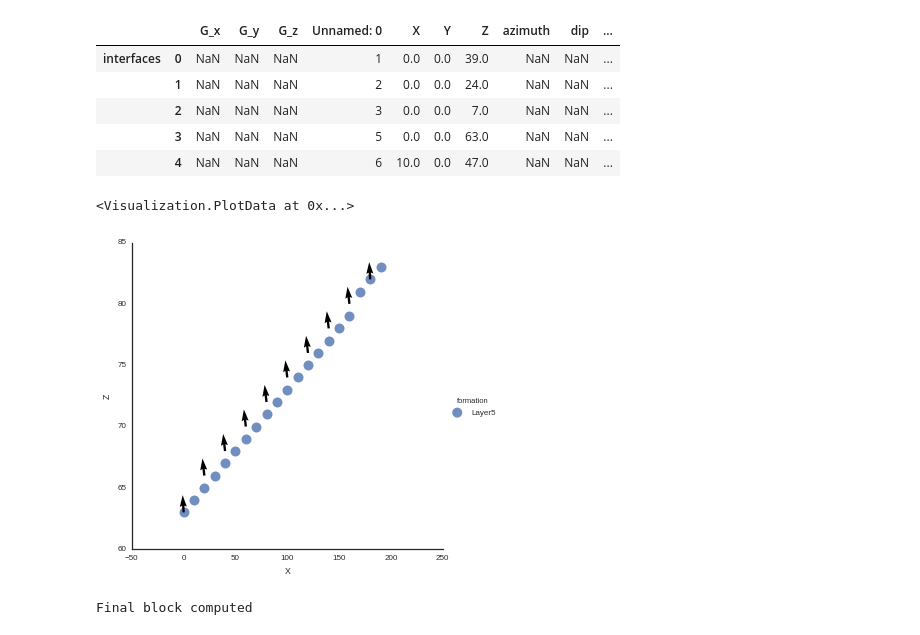
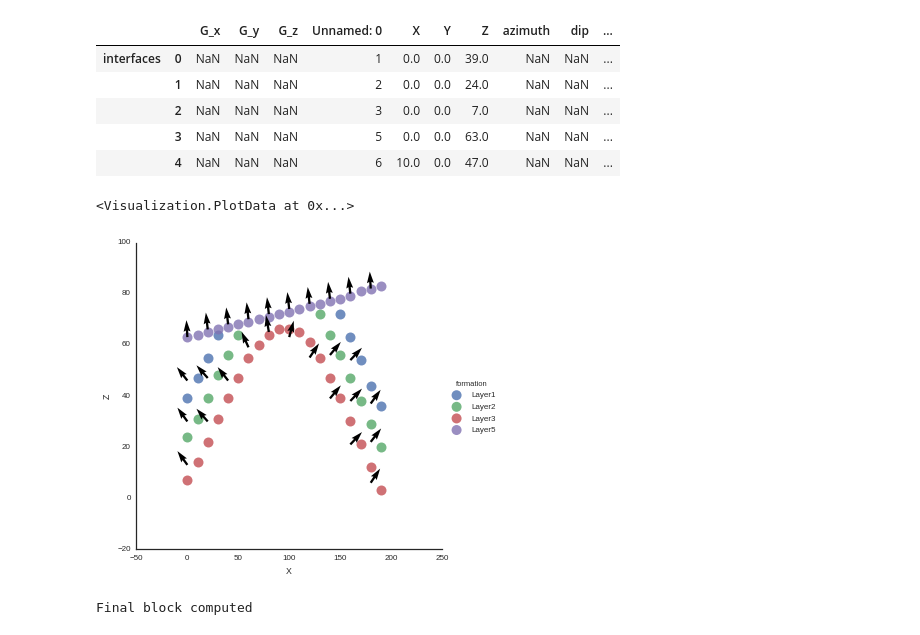
Before and after one commit to nre-aachen/gempy, a Jupyter notebook: Prototype Notebook/Risk analysis model.ipynb, the cells around one changed output. Drawn from its saved outputs; the diff is of its cells as text; code cells hidden in the pictures.

```diff
--- a/Prototype Notebook/Risk analysis model.ipynb
+++ b/Prototype Notebook/Risk analysis model.ipynb
@@ -51,10 +49,10 @@ GeMpy.get_raw_data(geo_data).head()
 |  | 3 | NaN | NaN | NaN | 5 | 0.0 | 0.0 | 63.0 | NaN | NaN | ... |
 |  | 4 | NaN | NaN | NaN | 6 | 10.0 | 0.0 | 47.0 | NaN | NaN | ... |
 # %%
-GeMpy.plot_data(geo_data, series = 'Unconformity')
+GeMpy.plot_data(geo_data, series = 'all')
 # %% [output]
 <Visualization.PlotData at 0x...>
-[figure, old version]
+[figure, new version]
 # %%
 GeMpy.set_interpolator(geo_data, u_grade = 0, verbose = 0)
 # %%
```
Also changed, not shown: parts of 1 cell of this notebook, 9 other files.
